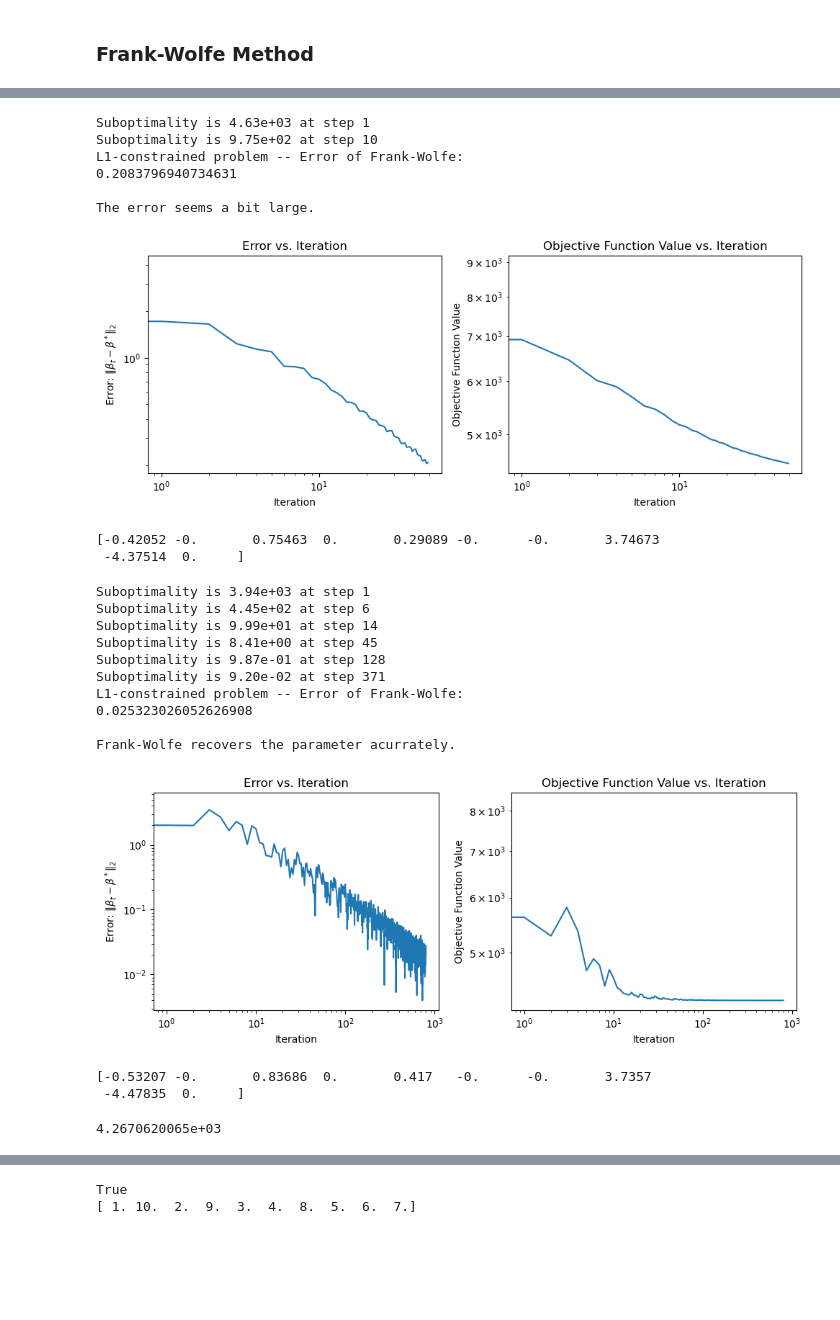
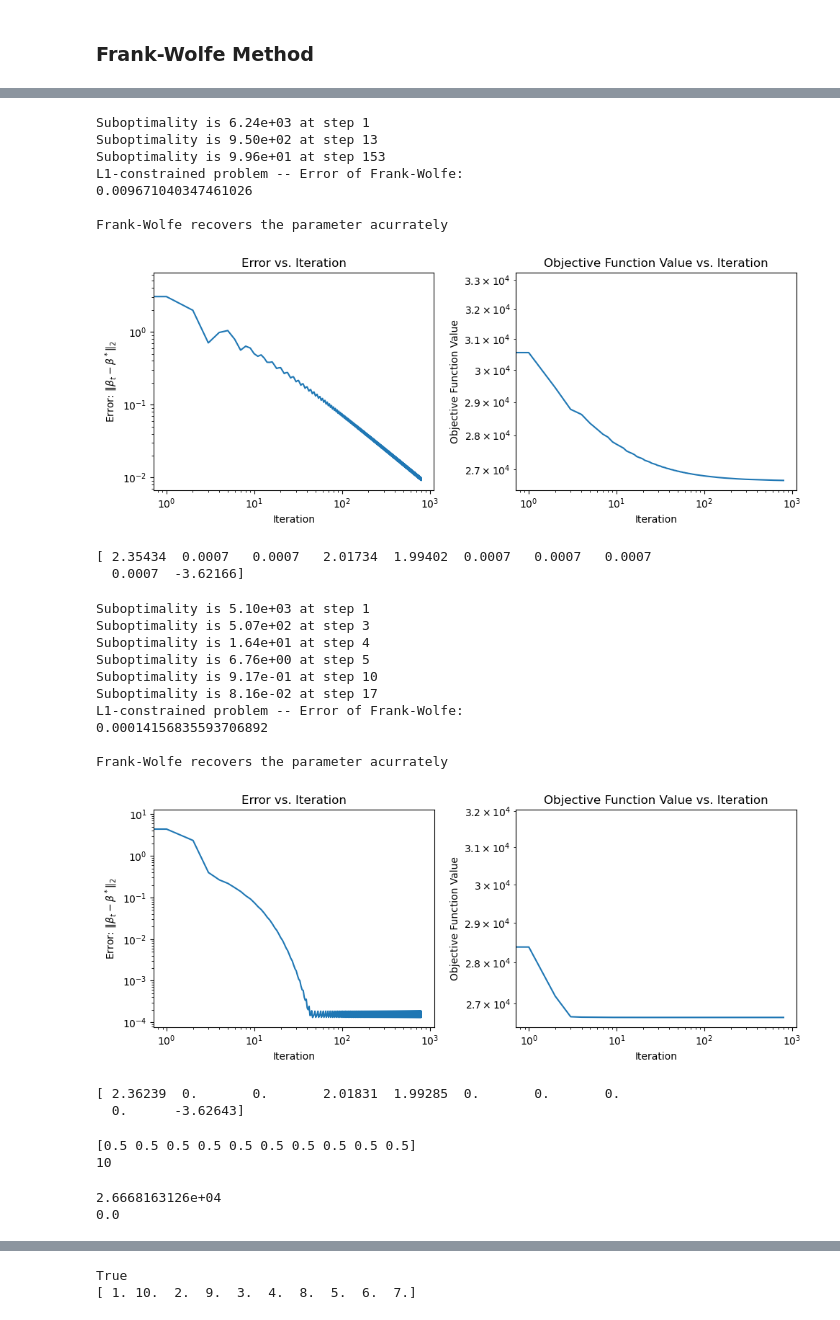
Before and after one commit to kiwi1236/sds631_project, a Jupyter notebook: demo.ipynb, the cells around one changed output, grey strips where cells are left out. Cells and saved outputs as stored; diff of their text form; code cells hidden in the pictures; blank space fills up the shorter version.

```diff
--- a/demo.ipynb
+++ b/demo.ipynb
@@ -192,5 +196,5 @@ def adapt_alpha(beta, grad, target, L):
 # %%
-L = np.max(np.linalg.eigvals(X.T.dot(X)))
+L = 2 * np.max(np.linalg.eigvals(X.T.dot(X)))
 print(L)
 print(np.sort(np.linalg.eigvals(X.T.dot(X)))[::-1])
 # %% [output]
@@ -289,10 +301,8 @@ def frank_wolfe_lasso(beta_0, X, y, alpha, lambda_, N_iter, const_step=True,
 # Test Frank-Wolfe with constant step size
 
 # initialization
-beta_init = np.zeros(n)
-lambda_ = 10
 stepsize = 0.001
-N_iter = 50
+N_iter = 800
 
 beta_fw, beta_fw_seq, fun_fw_seq, _ = frank_wolfe_lasso(beta_init, X, y, stepsize,
                                                      lambda_, N_iter, const_step=True, beta_opt=beta_opt)
@@ -320,13 +330,11 @@ The error seems a bit large.
 # Test Frank-Wolfe with 2/(t+2) step size
 
 # initialization
-beta_init = np.zeros(n)
 stepsize = None
-lambda_ = 10
-N_iter = 50
+N_iter = 800
 
 beta_fw, beta_fw_seq, fun_fw_seq, subopt_list = frank_wolfe_lasso(beta_init, X, y, stepsize,
-                                                     lambda_, N_iter, const_step=False, beta_opt=beta_opt)
+                                                     lambda_, N_iter, const_step=False, beta_opt=beta_opt, ol=True)
 
 print(f"L1-constrained problem -- Error of Frank-Wolfe: \n{l2_error(beta_fw, beta_opt)}\n")
 
@@ -354,10 +364,8 @@ The error seems a bit large.
 # Test Frank-Wolfe with adaptive step size
 
 # initialization
-beta_init = np.zeros(n)
-lambda_ = 10
 stepsize = None
-N_iter = 50
+N_iter = 800
 
 beta_fw, beta_fw_seq, fun_fw_seq, _ = frank_wolfe_lasso(beta_init, X, y, stepsize,
                                                      lambda_, N_iter, const_step=False,
@@ -374,54 +382,61 @@ else:
 plot_results(beta_fw_seq, fun_fw_seq, beta_opt)
 print(beta_fw)
 # %% [output]
-Suboptimality is 4.63e+03 at step 1
-Suboptimality is 9.75e+02 at step 10
+Suboptimality is 6.24e+03 at step 1
+Suboptimality is 9.50e+02 at step 13
+Suboptimality is 9.96e+01 at step 153
 L1-constrained problem -- Error of Frank-Wolfe:
-0.2083796940734631
+0.009671040347461026
 
-The error seems a bit large.
+Frank-Wolfe recovers the parameter acurrately
-[figure, old version]
+[figure, new version]
-[-0.42052 -0.       0.75463  0.       0.29089 -0.      -0.       3.74673
- -4.37514  0.     ]
+[ 2.35434  0.0007   0.0007   2.01734  1.99402  0.0007   0.0007   0.0007
+  0.0007  -3.62166]
 # %%
-# Test Frank-Wolfe with 2/(t+2) step size
+# Test Frank-Wolfe with line search step size
 
 # initialization
-beta_init = np.zeros(n)
-lambda_ = 10
 stepsize = None
 N_iter = 800
 
-beta_fw, beta_fw_seq, fun_fw_seq, subopt_list = frank_wolfe_lasso(beta_init, X, y, stepsize,
+beta_fw, beta_fw_seq, fun_fw_seq, _ = frank_wolfe_lasso(beta_init, X, y, stepsize,
                                                      lambda_, N_iter, const_step=False,
-                                                     beta_opt=beta_opt)
+                                                     beta_opt=beta_opt, ls=True)
 
 print(f"L1-constrained problem -- Error of Frank-Wolfe: \n{l2_error(beta_fw, beta_opt)}\n")
 
 if l2_error(beta_fw, beta_opt) < 0.1:
-  print("Frank-Wolfe recovers the parameter acurrately.\n")
+  print("Frank-Wolfe recovers the parameter acurrately \n")
 else:
   print("The error seems a bit large.\n")
 
 # generate plots
 plot_results(beta_fw_seq, fun_fw_seq, beta_opt)
 print(beta_fw)
 # %% [output]
-Suboptimality is 3.94e+03 at step 1
-Suboptimality is 4.45e+02 at step 6
-Suboptimality is 9.99e+01 at step 14
-Suboptimality is 8.41e+00 at step 45
-Suboptimality is 9.87e-01 at step 128
-Suboptimality is 9.20e-02 at step 371
+Suboptimality is 5.10e+03 at step 1
+Suboptimality is 5.07e+02 at step 3
+Suboptimality is 1.64e+01 at step 4
+Suboptimality is 6.76e+00 at step 5
+Suboptimality is 9.17e-01 at step 10
+Suboptimality is 8.16e-02 at step 17
 L1-constrained problem -- Error of Frank-Wolfe:
-0.025323026052626908
+0.00014156835593706892
 
-Frank-Wolfe recovers the parameter acurrately.
+Frank-Wolfe recovers the parameter acurrately
-[figure, old version]
+[figure, new version]
-[-0.53207 -0.       0.83686  0.       0.417   -0.      -0.       3.7357
- -4.47835  0.     ]
+[ 2.36239  0.       0.       2.01831  1.99285  0.       0.       0.
+  0.      -3.62643]
+# %%
+print(beta_init)
+print(lambda_)
+# %% [output]
+[0.5 0.5 0.5 0.5 0.5 0.5 0.5 0.5 0.5 0.5]
+10
 # %%
 print(f"{np.linalg.norm(X @ beta_opt - y)**2:.10e}")
+print(lasso_subopt(beta_opt, beta_opt, X, y))
 # %% [output]
-4.2670620065e+03
+2.6668163126e+04
+0.0
 # %%
```
Also changed, not shown: parts of 29 cells of this notebook, 2 other files.
